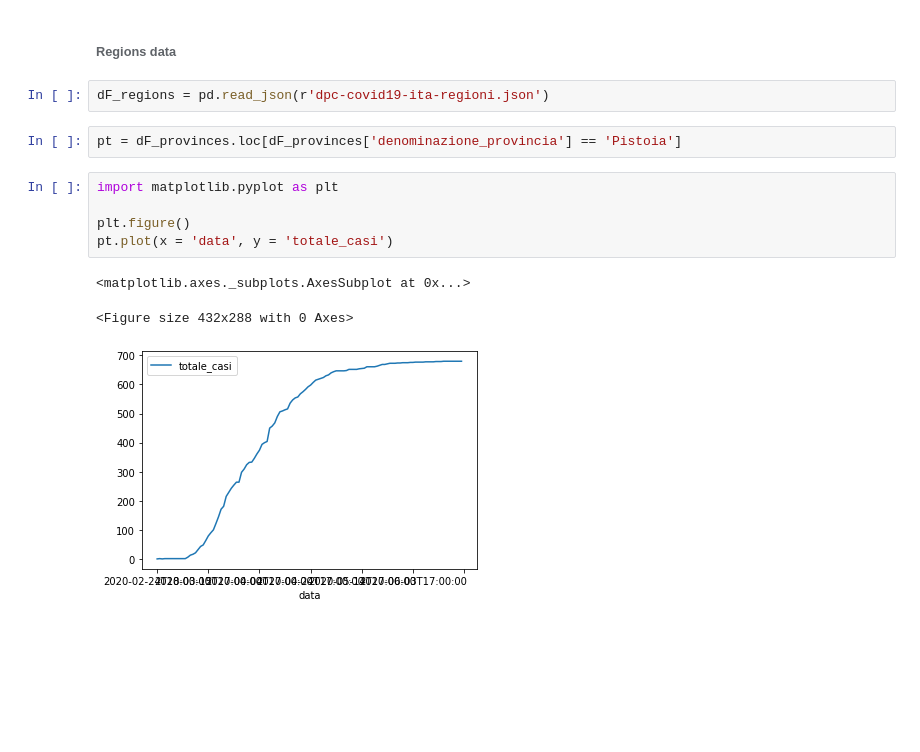
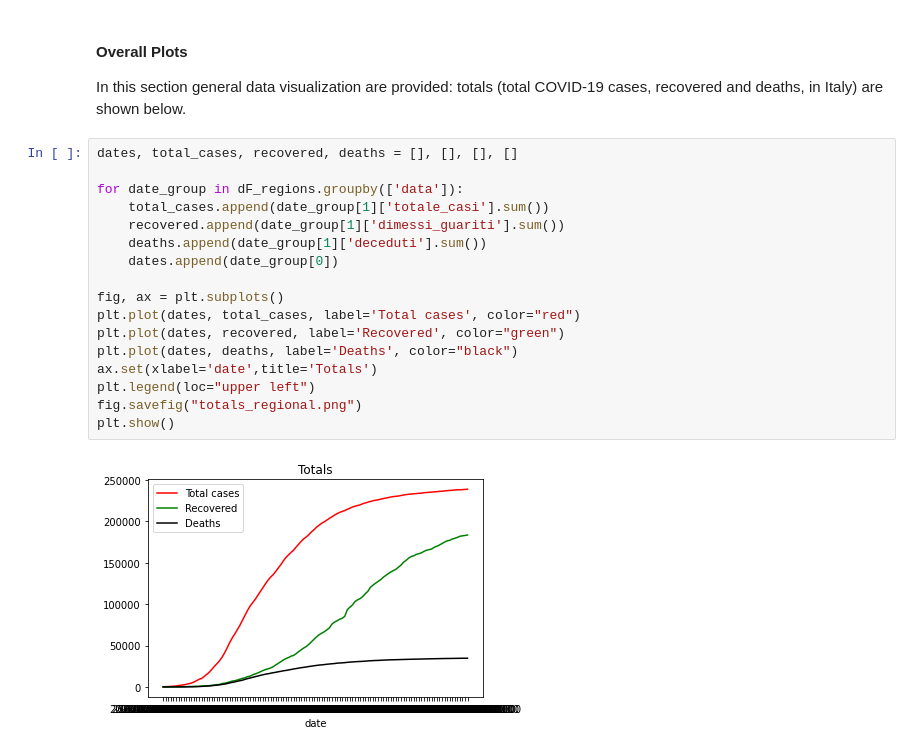
Before and after one commit to pisalore/AAGM_exam, a Jupyter notebook: pandas_exam.ipynb, the cells around one changed output. Cells and saved outputs as stored; diff of their text form; blank space fills up the shorter version.

Commit message:
started overall graphs section in python notebook

```diff
--- a/pandas_exam.ipynb
+++ b/pandas_exam.ipynb
@@ -23,15 +71,23 @@ dF_provinces = pd.read_json(r'dpc-covid19-ita-province.json')
-# %% [markdown]
-###### Regions data
-# %%
-dF_regions = pd.read_json(r'dpc-covid19-ita-regioni.json')
-# %%
-pt = dF_provinces.loc[dF_provinces['denominazione_provincia'] == 'Pistoia']
-# %%
-import matplotlib.pyplot as plt
-
-plt.figure()
-pt.plot(x = 'data', y = 'totale_casi')
-# %% [output]
-<matplotlib.axes._subplots.AxesSubplot at 0x...>
-<Figure size 432x288 with 0 Axes>
-[figure, removed]
+# %% [markdown]
+#### Overall Plots
+In this section general data visualization are provided: totals
+(total COVID-19 cases, recovered and deaths, in Italy) are shown below.
+# %%
+dates, total_cases, recovered, deaths = [], [], [], []
+
+for date_group in dF_regions.groupby(['data']):
+    total_cases.append(date_group[1]['totale_casi'].sum())
+    recovered.append(date_group[1]['dimessi_guariti'].sum())
+    deaths.append(date_group[1]['deceduti'].sum())
+    dates.append(date_group[0])
+
+fig, ax = plt.subplots()
+plt.plot(dates, total_cases, label='Total cases', color="red")
+plt.plot(dates, recovered, label='Recovered', color="green")
+plt.plot(dates, deaths, label='Deaths', color="black")
+ax.set(xlabel='date',title='Totals')
+plt.legend(loc="upper left")
+fig.savefig("totals_regional.png")
+plt.show()
+# %% [output]
+[figure, added]
```
Also changed, not shown: parts of 9 cells of this notebook.
